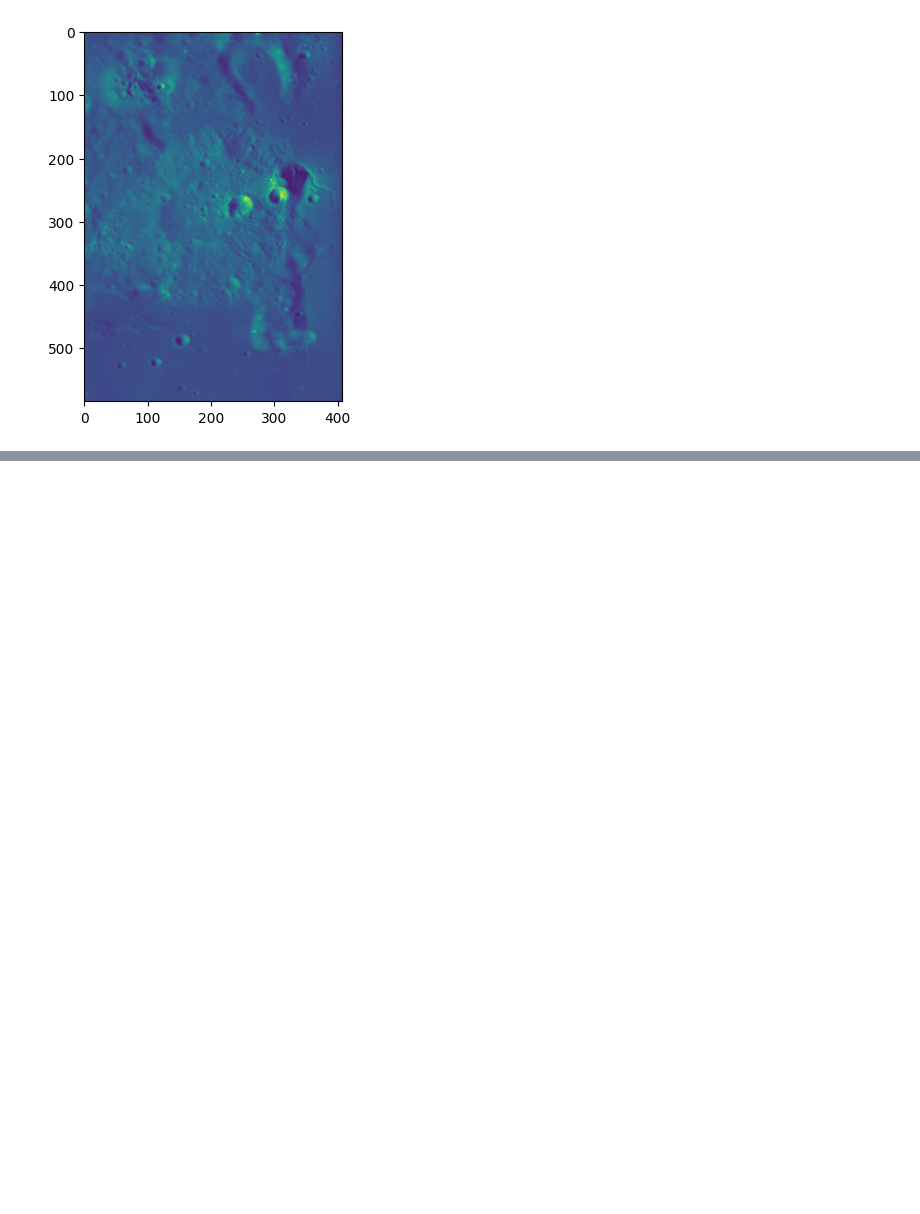
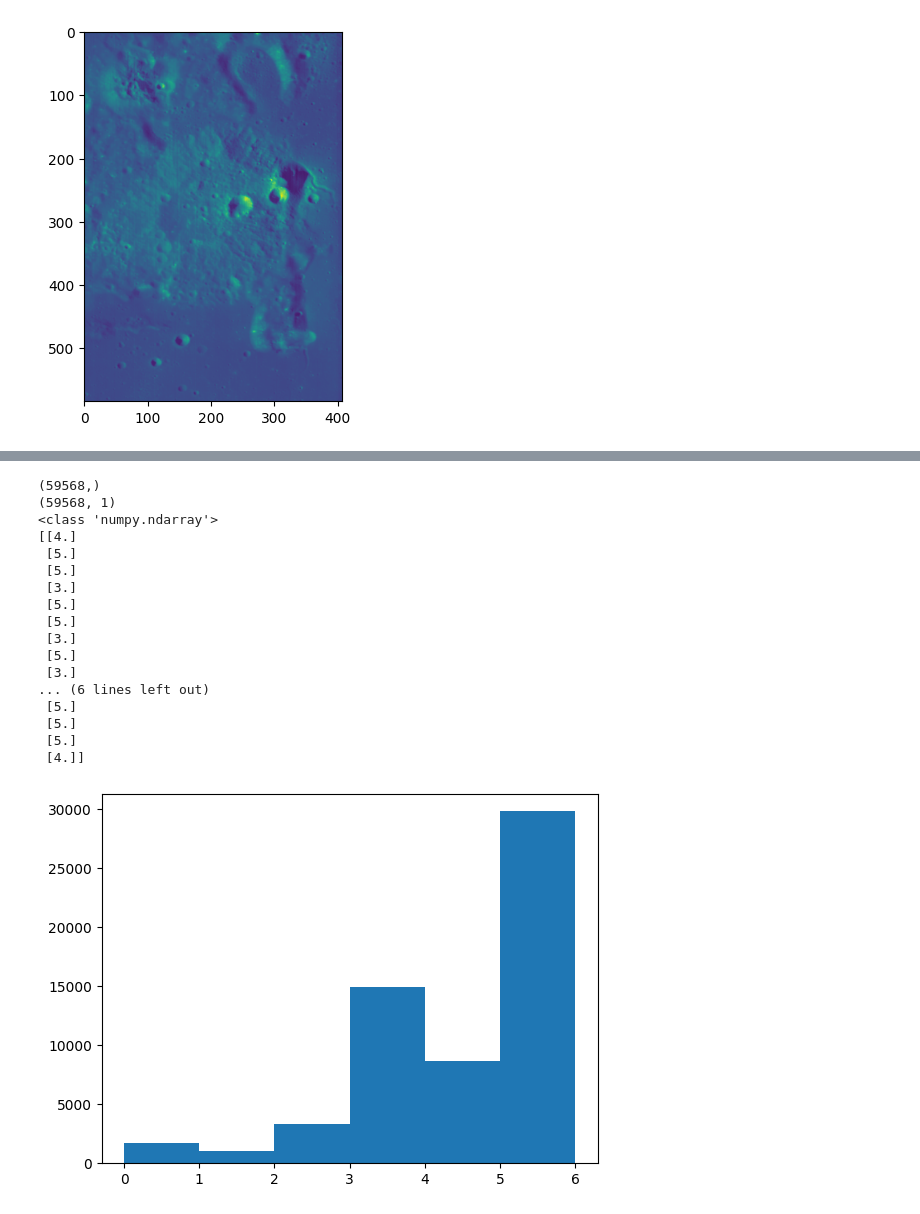
Before and after one commit to z-vig/ClassifyHySpecMoon, a Jupyter notebook: dev_tests.ipynb, the cells around one changed output, grey strips where cells are left out. Cells and saved outputs as stored; diff of their text form; code cells hidden in the pictures; blank space fills up the shorter version.

```diff
--- a/dev_tests.ipynb
+++ b/dev_tests.ipynb
@@ -99,0 +167,26 @@ print(mydata.Y_train)
+# %%
+print(mydata.Y_test.shape)
+print(pred.shape)
+print(type(pred))
+pred = np.around(pred,0)
+print(pred[1:20,:])
+h = plt.hist(pred,bins=6)
+# %% [output]
+(59568,)
+(59568, 1)
+<class 'numpy.ndarray'>
+[[4.]
+ [5.]
+ [5.]
+ [3.]
+ [5.]
+ [5.]
+ [3.]
+ [5.]
+ [3.]
+... (6 lines left out)
+ [5.]
+ [5.]
+ [5.]
+ [4.]]
+[figure, added]
```
Also changed, not shown: parts of 7 cells of this notebook, 3 other files.
